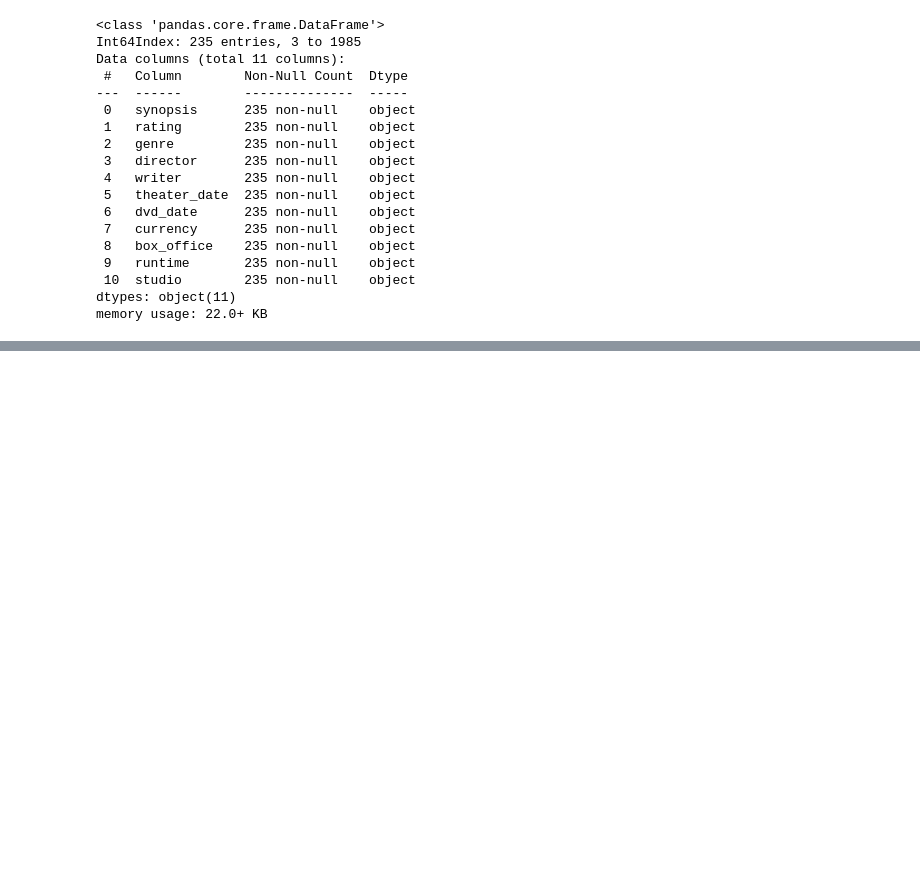
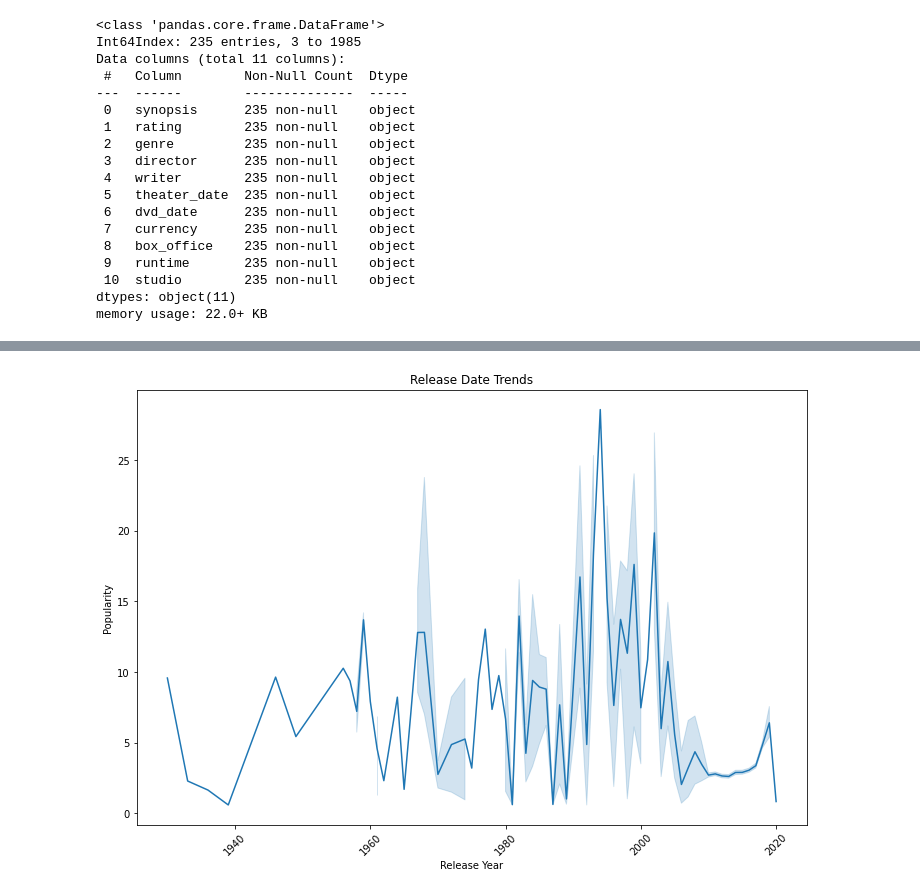
Before and after one commit to Harry-Atulah/dsc-phase-1-project-v2-4, a Jupyter notebook: student.ipynb, the cells around one changed output, grey strips where cells are left out. Drawn from its saved outputs; the diff is of its cells as text; code cells hidden in the pictures; blank space fills up the shorter version.

```diff
--- a/student.ipynb
+++ b/student.ipynb
@@ -250,0 +299,18 @@ memory usage: 22.0+ KB
+# %%
+#Line graph
+# Converting release_date to datetime format
+df['release_date'] = pd.to_datetime(df['release_date'])
+
+# Extracting year from release_date
+df['release_year'] = df['release_date'].dt.year
+
+# Plotting release date trends
+plt.figure(figsize=(12, 8))
+sns.lineplot(data=df, x='release_year', y='popularity')
+plt.title('Release Date Trends')
+plt.xlabel('Release Year')
+plt.ylabel('Popularity')
+plt.xticks(rotation=45)
+plt.show()
+# %% [output]
+[figure, added]
```
Also changed, not shown: parts of 10 cells of this notebook.
